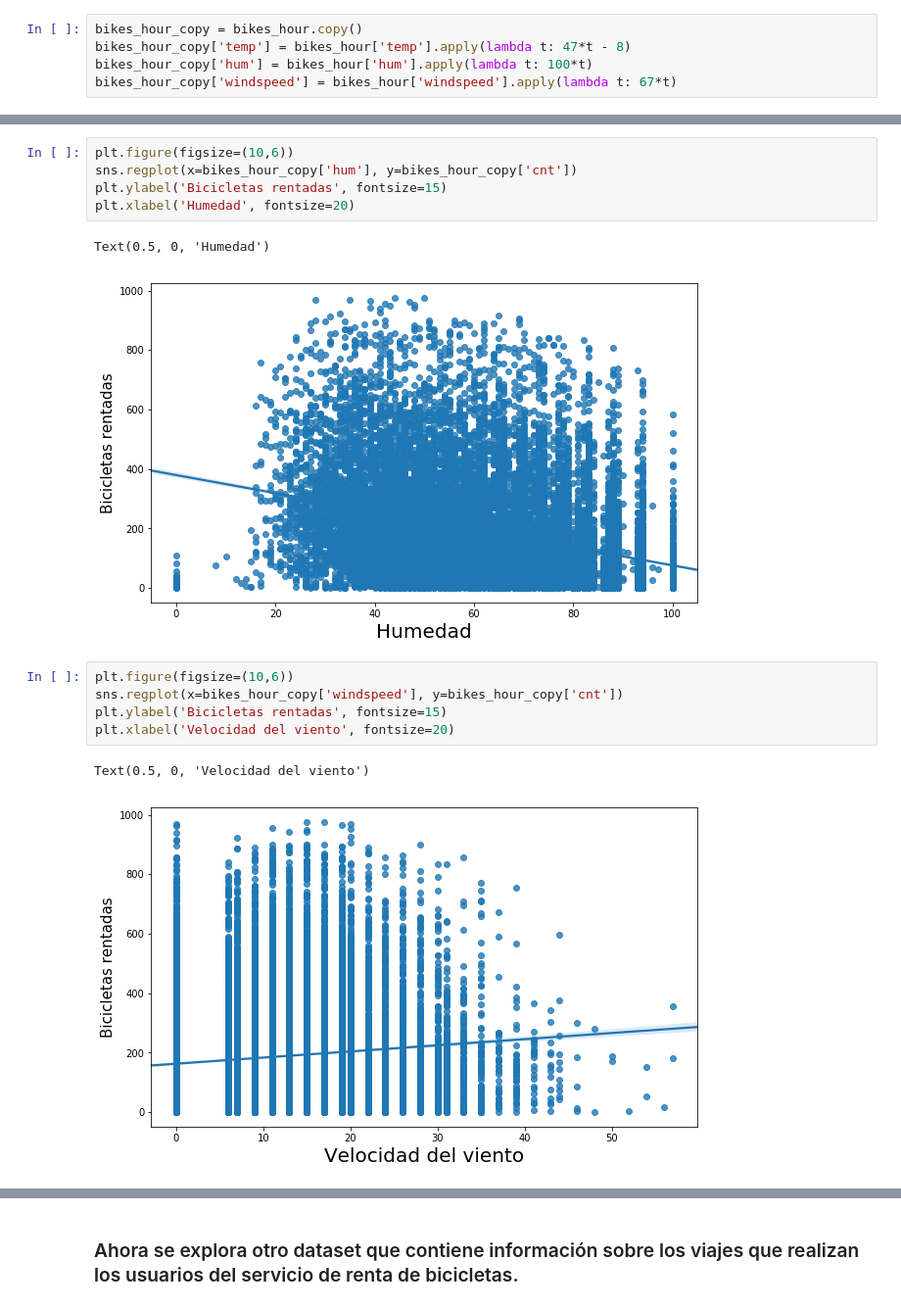
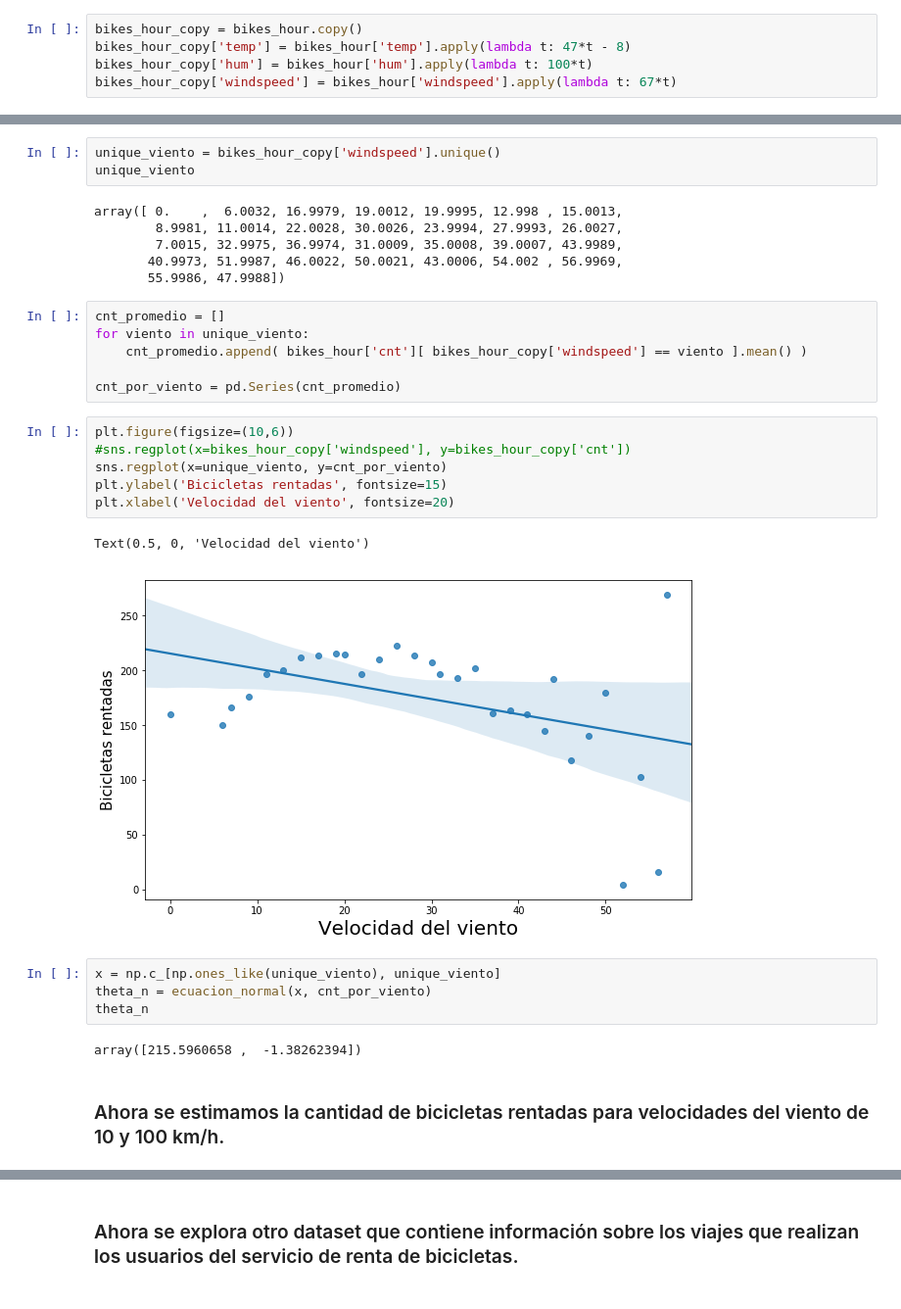
Before and after one commit to Miguelrom/LibretasML, a Jupyter notebook: Proyecto_1/Bike share dataset.ipynb, the cells around one changed output, grey strips where cells are left out. Shown: that part at 98% size. Drawn from its saved outputs; the diff is of its cells as text.

```diff
--- a/Proyecto_1/Bike share dataset.ipynb
+++ b/Proyecto_1/Bike share dataset.ipynb
@@ -233,16 +311,32 @@ Text(0.5, 0, 'Temperatura (°C)')
+# %%
+unique_viento = bikes_hour_copy['windspeed'].unique()
+unique_viento
+# %% [output]
+array([ 0.    ,  6.0032, 16.9979, 19.0012, 19.9995, 12.998 , 15.0013,
+        8.9981, 11.0014, 22.0028, 30.0026, 23.9994, 27.9993, 26.0027,
+        7.0015, 32.9975, 36.9974, 31.0009, 35.0008, 39.0007, 43.9989,
+       40.9973, 51.9987, 46.0022, 50.0021, 43.0006, 54.002 , 56.9969,
+       55.9986, 47.9988])
+# %%
+cnt_promedio = []
+for viento in unique_viento:
+    cnt_promedio.append( bikes_hour['cnt'][ bikes_hour_copy['windspeed'] == viento ].mean() )
+
+cnt_por_viento = pd.Series(cnt_promedio)
 # %%
 plt.figure(figsize=(10,6))
-sns.regplot(x=bikes_hour_copy['hum'], y=bikes_hour_copy['cnt'])
+#sns.regplot(x=bikes_hour_copy['windspeed'], y=bikes_hour_copy['cnt'])
+sns.regplot(x=unique_viento, y=cnt_por_viento)
 plt.ylabel('Bicicletas rentadas', fontsize=15)
-plt.xlabel('Humedad', fontsize=20)
+plt.xlabel('Velocidad del viento', fontsize=20)
 # %% [output]
-Text(0.5, 0, 'Humedad')
+Text(0.5, 0, 'Velocidad del viento')
-[figure, old version]
+[figure, new version]
-# %%
-plt.figure(figsize=(10,6))
-sns.regplot(x=bikes_hour_copy['windspeed'], y=bikes_hour_copy['cnt'])
-plt.ylabel('Bicicletas rentadas', fontsize=15)
-plt.xlabel('Velocidad del viento', fontsize=20)
-# %% [output]
-Text(0.5, 0, 'Velocidad del viento')
-[figure, removed]
+# %%
+x = np.c_[np.ones_like(unique_viento), unique_viento]
+theta_n = ecuacion_normal(x, cnt_por_viento)
+theta_n
+# %% [output]
+array([215.5960658 ,  -1.38262394])
+# %% [markdown]
+### Ahora se estimamos la cantidad de bicicletas rentadas para velocidades del viento de 10 y 100 km/h.
```
Also changed, not shown: parts of 40 cells of this notebook.
